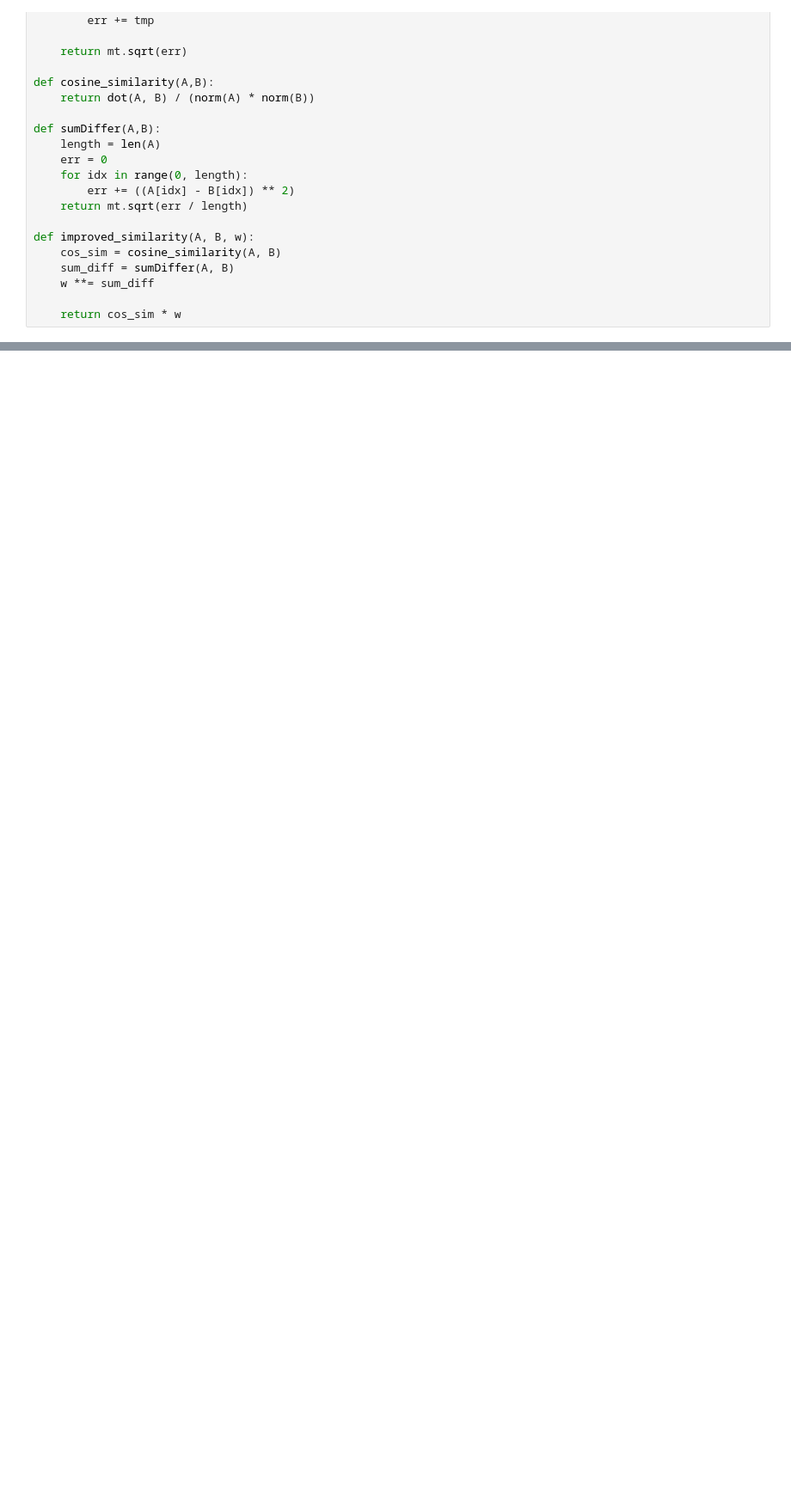
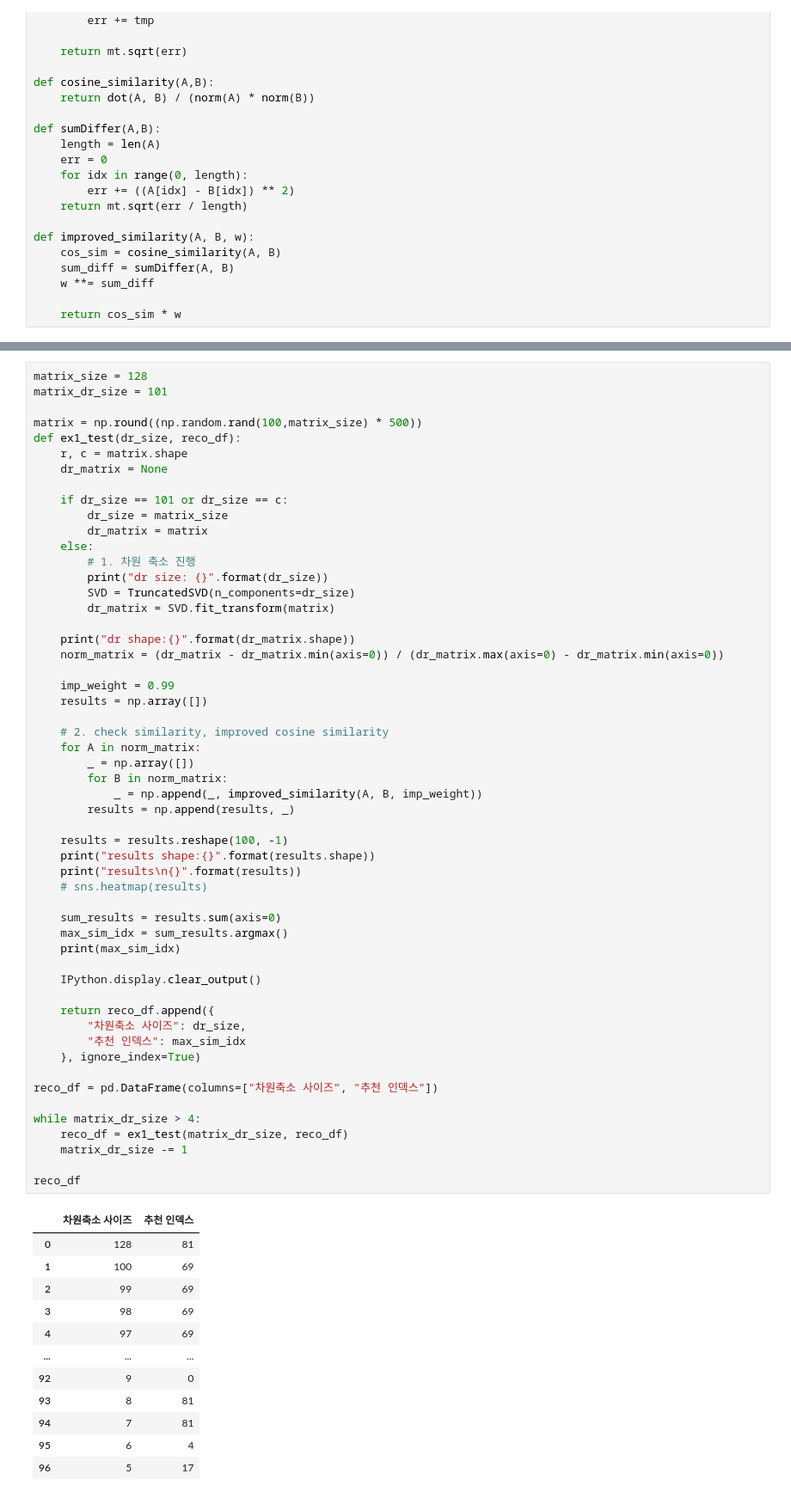
Before and after one commit to formegusto/contract-recommendation-system, a Jupyter notebook: pre-research/study-sim/Matrix Factorization Fit-Test.ipynb, the cells around one changed output, grey strips where cells are left out. Shown: that part at 86% size. Cells and saved outputs as stored; diff of their text form; blank space fills up the shorter version.

```diff
--- a/pre-research/study-sim/Matrix Factorization Fit-Test.ipynb
+++ b/pre-research/study-sim/Matrix Factorization Fit-Test.ipynb
@@ -142,0 +72,67 @@ print(max_sim_idx)
+# %%
+matrix_size = 128
+matrix_dr_size = 101
+
+matrix = np.round((np.random.rand(100,matrix_size) * 500))
+def ex1_test(dr_size, reco_df):
+    r, c = matrix.shape
+    dr_matrix = None
+
+    if dr_size == 101 or dr_size == c:
+        dr_size = matrix_size
+        dr_matrix = matrix
+    else:
+        # 1. 차원 축소 진행
+        print("dr size: {}".format(dr_size))
+        SVD = TruncatedSVD(n_components=dr_size)
+        dr_matrix = SVD.fit_transform(matrix)
+
+    print("dr shape:{}".format(dr_matrix.shape))
+    norm_matrix = (dr_matrix - dr_matrix.min(axis=0)) / (dr_matrix.max(axis=0) - dr_matrix.min(axis=0))
+
+    imp_weight = 0.99
+    results = np.array([])
+
+    # 2. check similarity, improved cosine similarity
+    for A in norm_matrix:
+        _ = np.array([])
+        for B in norm_matrix:
+            _ = np.append(_, improved_similarity(A, B, imp_weight))
+        results = np.append(results, _)
+
+    results = results.reshape(100, -1)
+    print("results shape:{}".format(results.shape))
+    print("results\n{}".format(results))
+    # sns.heatmap(results)
+
+    sum_results = results.sum(axis=0)
+    max_sim_idx = sum_results.argmax()
+    print(max_sim_idx)
+
+    IPython.display.clear_output()
+
+    return reco_df.append({
+        "차원축소 사이즈": dr_size,
+        "추천 인덱스": max_sim_idx
+    }, ignore_index=True)
+
+reco_df = pd.DataFrame(columns=["차원축소 사이즈", "추천 인덱스"])
+
+while matrix_dr_size > 4:
+    reco_df = ex1_test(matrix_dr_size, reco_df)
+    matrix_dr_size -= 1
+
+reco_df
+# %% [output]
+|  | 차원축소 사이즈 | 추천 인덱스 |
+| 0 | 128 | 81 |
+| 1 | 100 | 69 |
+| 2 | 99 | 69 |
+| 3 | 98 | 69 |
+| 4 | 97 | 69 |
+| ... | ... | ... |
+| 92 | 9 | 0 |
+| 93 | 8 | 81 |
+| 94 | 7 | 81 |
+| 95 | 6 | 4 |
+| 96 | 5 | 17 |
```
Also changed, not shown: parts of 11 cells of this notebook.
